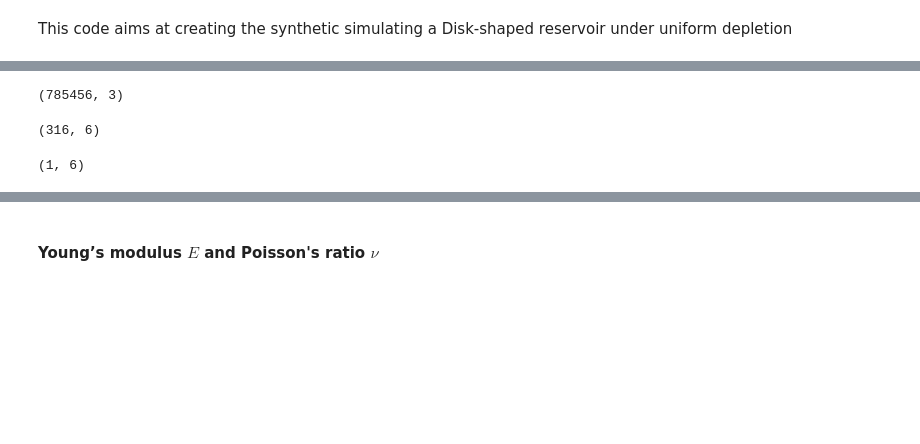
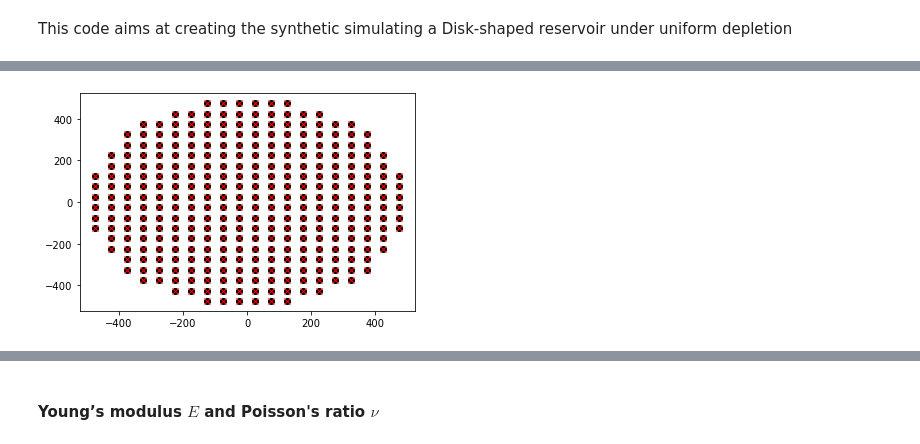
Before and after one commit to pinga-lab/DisReserv, a Jupyter notebook: code/Test_Nucleus_of_Strain.ipynb, the cells around one changed output, grey strips where cells are left out. Saved outputs shown, nothing was run; the diff lists cells and outputs as text; code cells hidden in the pictures; blank space fills up the shorter version.

```diff
--- a/code/Test_Nucleus_of_Strain.ipynb
+++ b/code/Test_Nucleus_of_Strain.ipynb
@@ -35,3 +52,11 @@ model_ns  = ns.nucleus_layer_circular((0,0), R, (1000,1000), bottom, top)
+# %%
+plt.figure()
+plt.plot(0.5*(model[:,0]+model[:,1]),
+         0.5*(model[:,2]+model[:,3]), 'ko')
+plt.plot(model_ns[:,0], model_ns[:,1], 'rx')
+plt.show()
+# %% [output]
+[figure, added]
 # %%
 # Define the model which consists of a disk-shaped reservoir (one cylinder)
 # This model will be used Geertsma's (1973) method
@@ -40,15 +65,3 @@ model_ge  = cp.prism_layer_circular((0,0), R, (1,1), bottom, top)
-# %%
-model_ns.shape
-# %% [output]
-(785456, 3)
-# %%
-model.shape
-# %% [output]
-(316, 6)
-# %%
-model_ge.shape
-# %% [output]
-(1, 6)
 # %%
 # Pressure variation (in MPa)
 DP    = np.zeros(len(model)) - 10.
```
Also changed, not shown: parts of 19 cells of this notebook, 1 other file.
